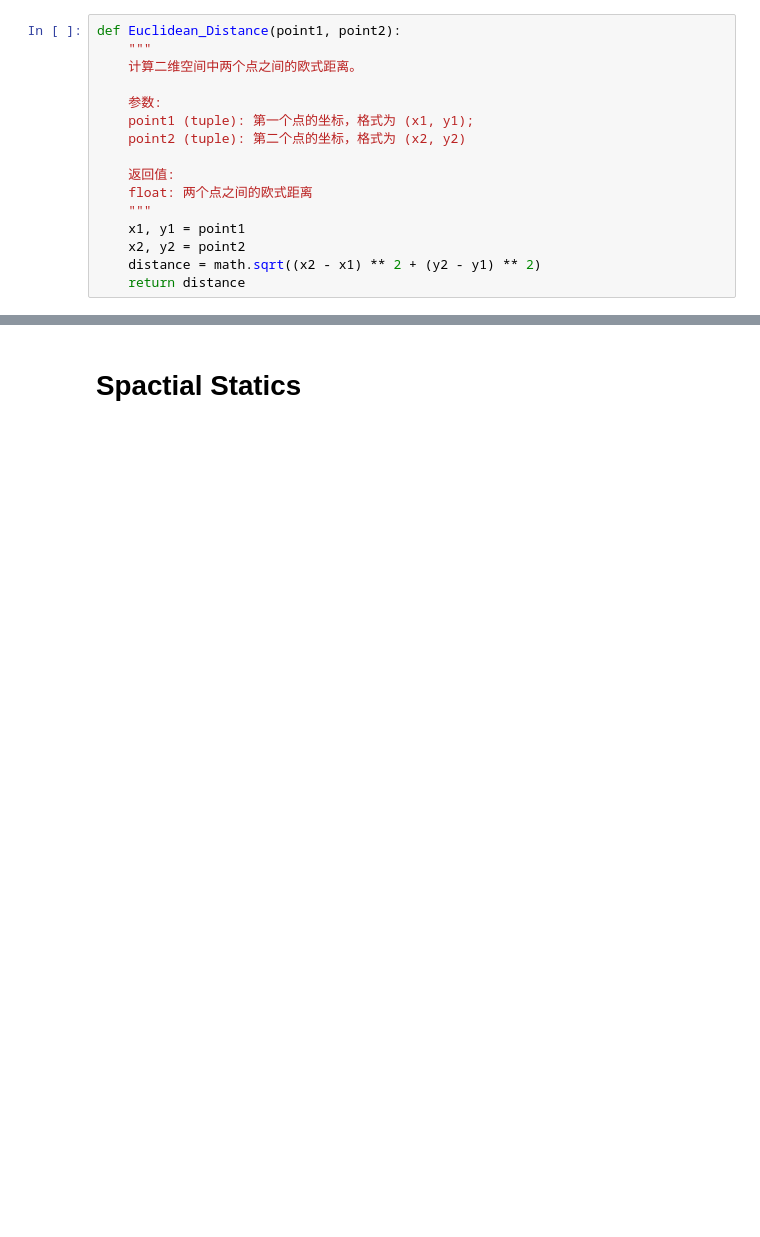
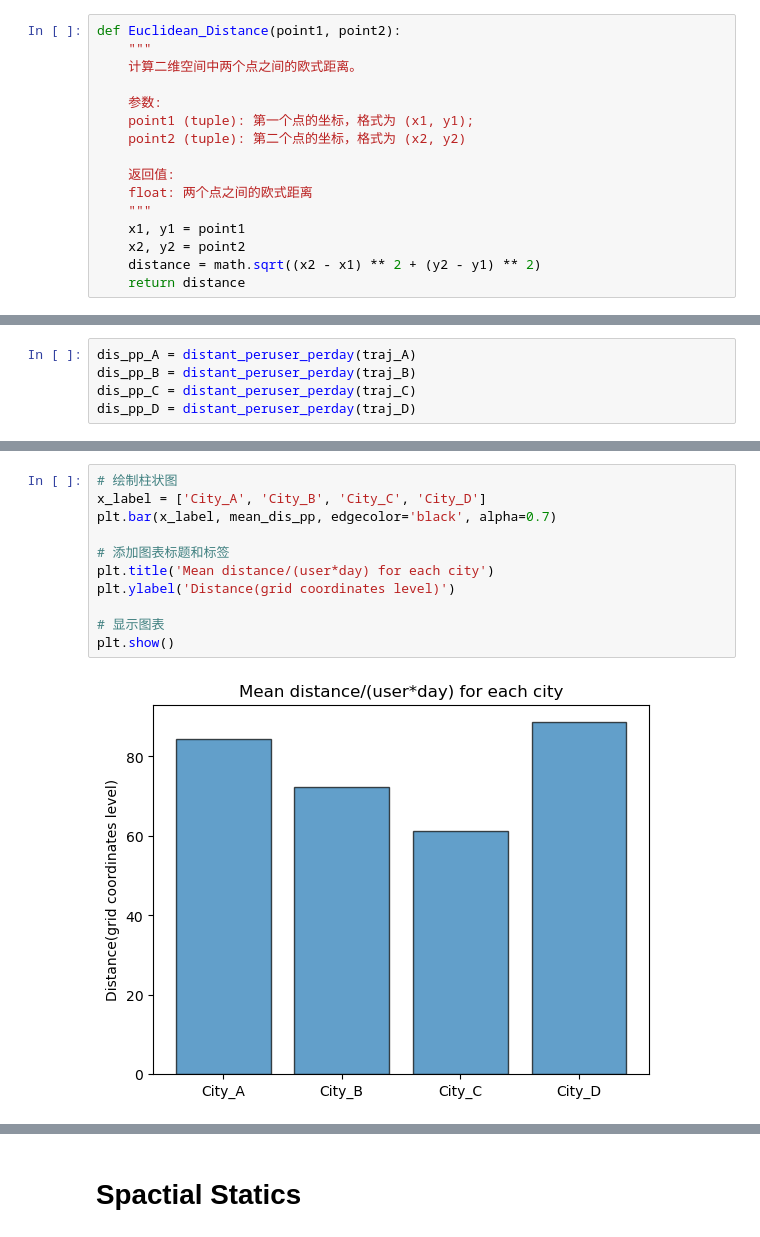
Before and after one commit to RobinsonXing/hmpc2024, a Jupyter notebook: analysis1.ipynb, the cells around one changed output, grey strips where cells are left out. Saved outputs shown, nothing was run; the diff lists cells and outputs as text; blank space fills up the shorter version.

```diff
--- a/analysis1.ipynb
+++ b/analysis1.ipynb
@@ -112,0 +132,5 @@ np.mean(dis_perday_peruser[:, 2])
+# %%
+dis_pp_A = distant_peruser_perday(traj_A)
+dis_pp_B = distant_peruser_perday(traj_B)
+dis_pp_C = distant_peruser_perday(traj_C)
+dis_pp_D = distant_peruser_perday(traj_D)
@@ -112,0 +147,13 @@ np.mean(dis_perday_peruser[:, 2])
+# %%
+# 绘制柱状图
+x_label = ['City_A', 'City_B', 'City_C', 'City_D']
+plt.bar(x_label, mean_dis_pp, edgecolor='black', alpha=0.7)
+
+# 添加图表标题和标签
+plt.title('Mean distance/(user*day) for each city')
+plt.ylabel('Distance(grid coordinates level)')
+
+# 显示图表
+plt.show()
+# %% [output]
+[figure, added]
```
Also changed, not shown: parts of 27 cells of this notebook.
